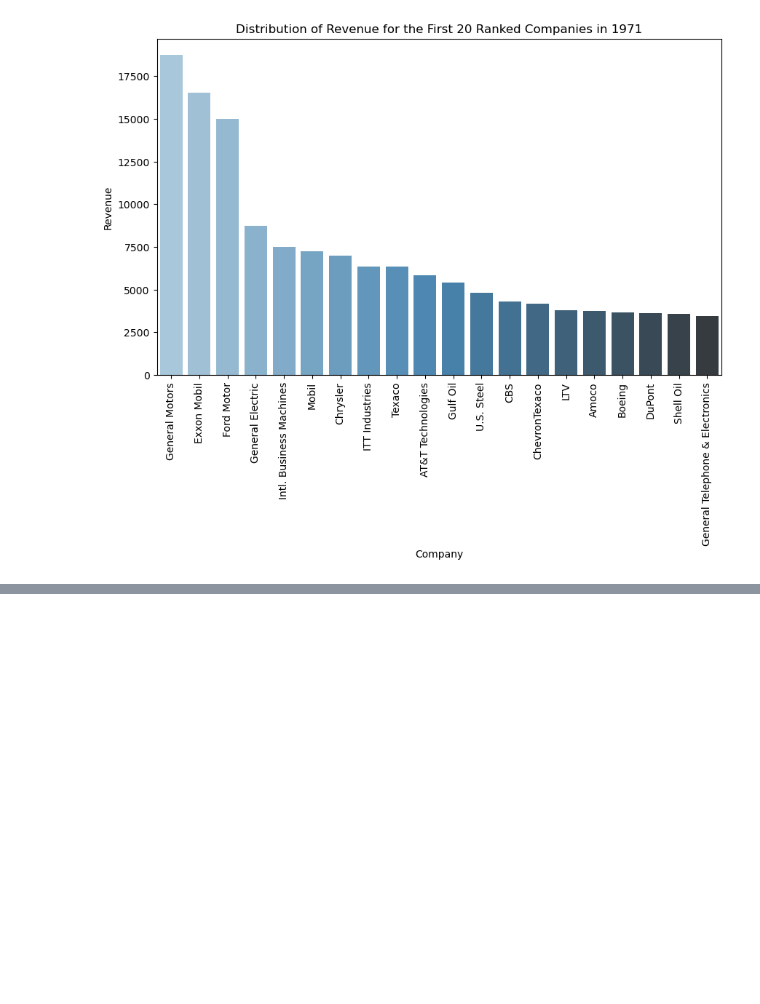
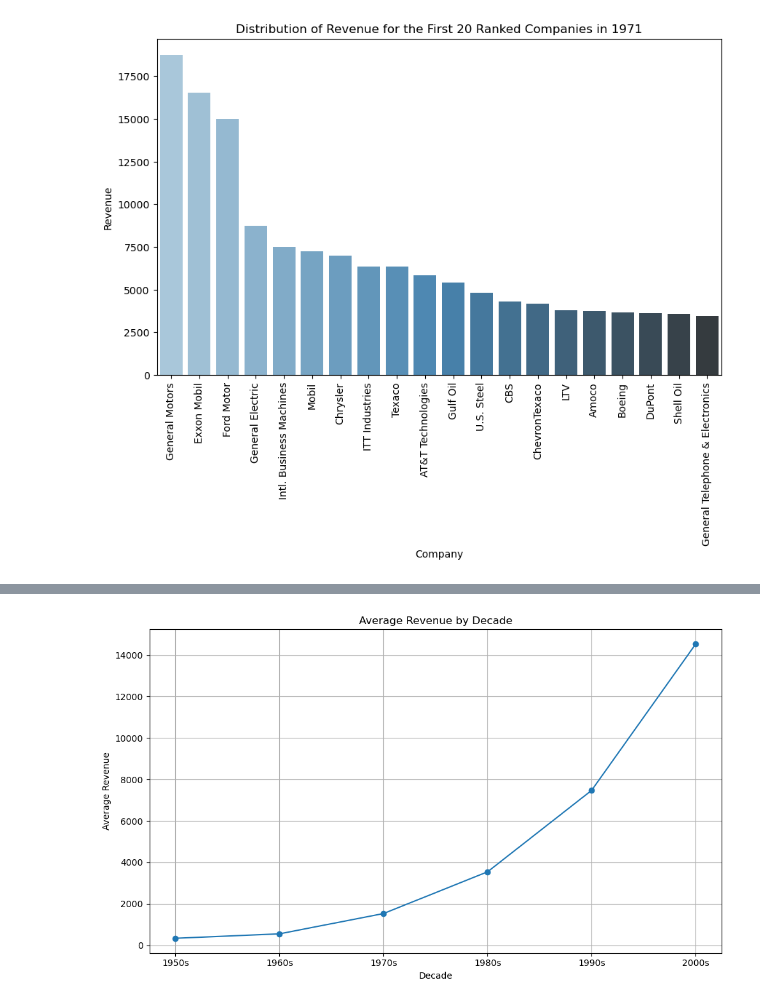
Before and after one commit to danrlei-martins-cct/DVC-CA1, a Jupyter notebook: DVC - CA1 - 2020322.ipynb, the cells around one changed output, grey strips where cells are left out. Drawn from its saved outputs; the diff is of its cells as text; code cells hidden in the pictures; blank space fills up the shorter version.

Commit message:
4th Plot
Plot - Average Revenue by Decade
Created static and interactive line plots

```diff
--- a/DVC - CA1 - 2020322.ipynb
+++ b/DVC - CA1 - 2020322.ipynb
@@ -410,0 +425,3 @@ fig.show()
+# %%
+# Get the revenue average per decade
+avg_revenue_by_decade = df.groupby("decade")["revenue"].mean()
@@ -410,0 +439,14 @@ fig.show()
+# %%
+# Static line plot to visualize the trend of average revenue
+fig, ax = plt.subplots(figsize=(10, 6))
+
+avg_revenue_by_decade.plot(kind='line', marker='o', ax=ax)
+ax.set_xlabel("Decade")
+ax.set_ylabel("Average Revenue")
+ax.set_title("Average Revenue by Decade")
+ax.grid(True)
+
+plt.tight_layout()
+plt.show()
+# %% [output]
+[figure, added]
```
Also changed, not shown: parts of 32 cells of this notebook.
